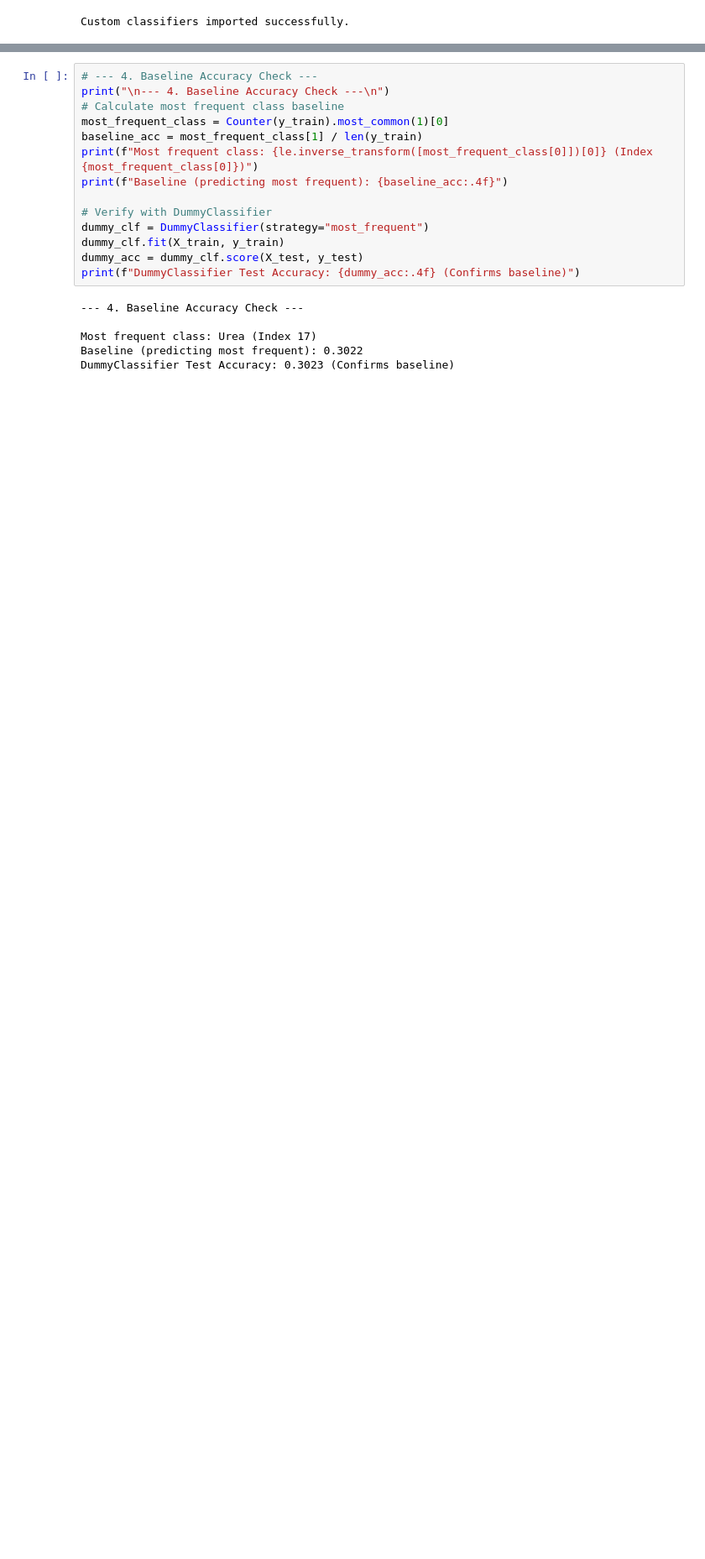
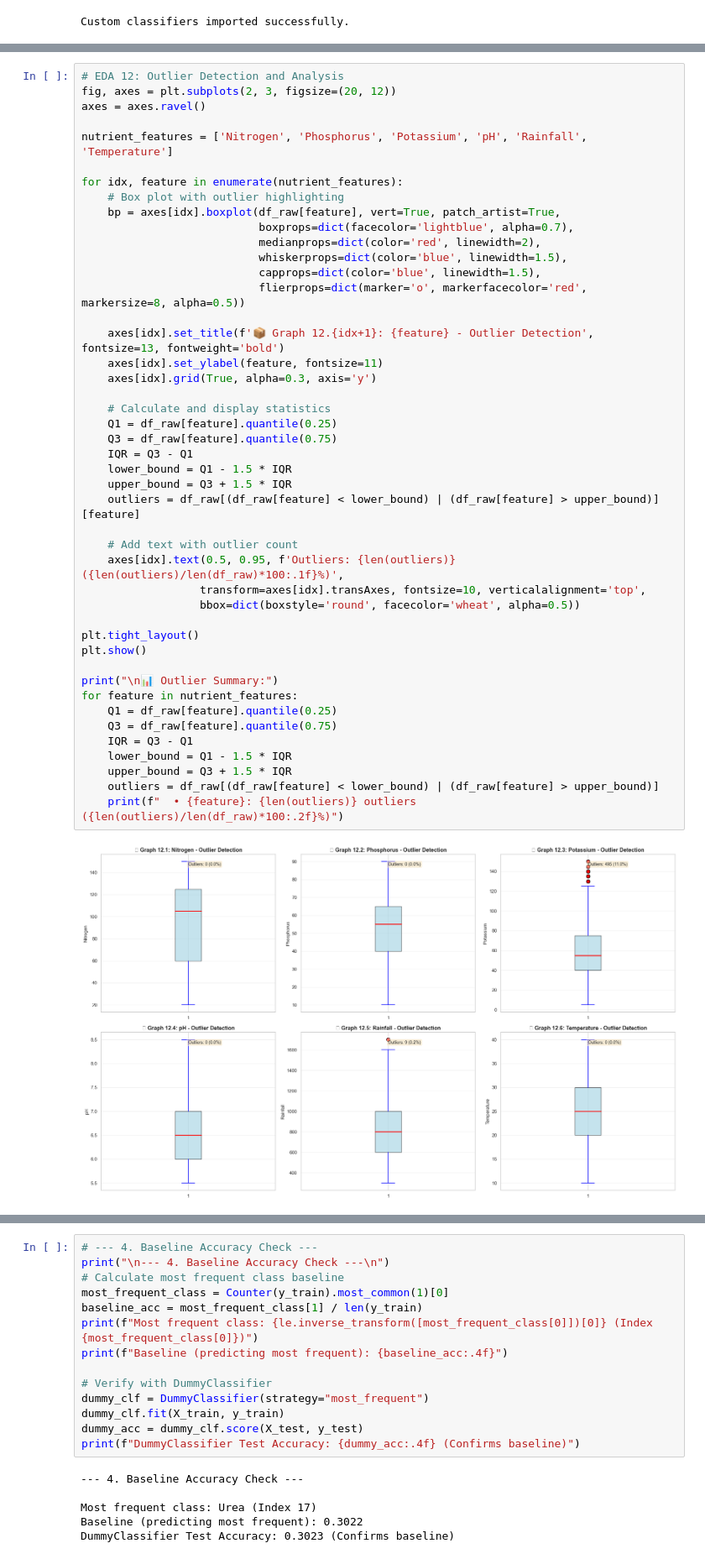
Before and after one commit to sukhmanichhabra/ml_project, a Jupyter notebook: model1.ipynb, the cells around one changed output, grey strips where cells are left out. Shown at 84% size. Saved outputs shown, nothing was run; the diff lists cells and outputs as text; blank space fills up the shorter version.

```diff
--- a/model1.ipynb
+++ b/model1.ipynb
@@ -95,0 +192,47 @@ plt.show()
+# %%
+# EDA 12: Outlier Detection and Analysis
+fig, axes = plt.subplots(2, 3, figsize=(20, 12))
+axes = axes.ravel()
+
+nutrient_features = ['Nitrogen', 'Phosphorus', 'Potassium', 'pH', 'Rainfall', 'Temperature']
+
+for idx, feature in enumerate(nutrient_features):
+    # Box plot with outlier highlighting
+    bp = axes[idx].boxplot(df_raw[feature], vert=True, patch_artist=True,
+                           boxprops=dict(facecolor='lightblue', alpha=0.7),
+                           medianprops=dict(color='red', linewidth=2),
+                           whiskerprops=dict(color='blue', linewidth=1.5),
+                           capprops=dict(color='blue', linewidth=1.5),
+                           flierprops=dict(marker='o', markerfacecolor='red', markersize=8, alpha=0.5))
+
+    axes[idx].set_title(f'📦 Graph 12.{idx+1}: {feature} - Outlier Detection', fontsize=13, fontweight='bold')
+    axes[idx].set_ylabel(feature, fontsize=11)
+    axes[idx].grid(True, alpha=0.3, axis='y')
+
+    # Calculate and display statistics
+    Q1 = df_raw[feature].quantile(0.25)
+    Q3 = df_raw[feature].quantile(0.75)
+    IQR = Q3 - Q1
+    lower_bound = Q1 - 1.5 * IQR
+    upper_bound = Q3 + 1.5 * IQR
+    outliers = df_raw[(df_raw[feature] < lower_bound) | (df_raw[feature] > upper_bound)][feature]
+
+    # Add text with outlier count
+    axes[idx].text(0.5, 0.95, f'Outliers: {len(outliers)} ({len(outliers)/len(df_raw)*100:.1f}%)',
+                  transform=axes[idx].transAxes, fontsize=10, verticalalignment='top',
+                  bbox=dict(boxstyle='round', facecolor='wheat', alpha=0.5))
+
+plt.tight_layout()
+plt.show()
+
+print("\n📊 Outlier Summary:")
+for feature in nutrient_features:
+    Q1 = df_raw[feature].quantile(0.25)
+    Q3 = df_raw[feature].quantile(0.75)
+    IQR = Q3 - Q1
+    lower_bound = Q1 - 1.5 * IQR
+    upper_bound = Q3 + 1.5 * IQR
+    outliers = df_raw[(df_raw[feature] < lower_bound) | (df_raw[feature] > upper_bound)]
+    print(f"  • {feature}: {len(outliers)} outliers ({len(outliers)/len(df_raw)*100:.2f}%)")
+# %% [output]
+[figure, added]
```
Also changed, not shown: parts of 21 cells of this notebook, 3 other files.
